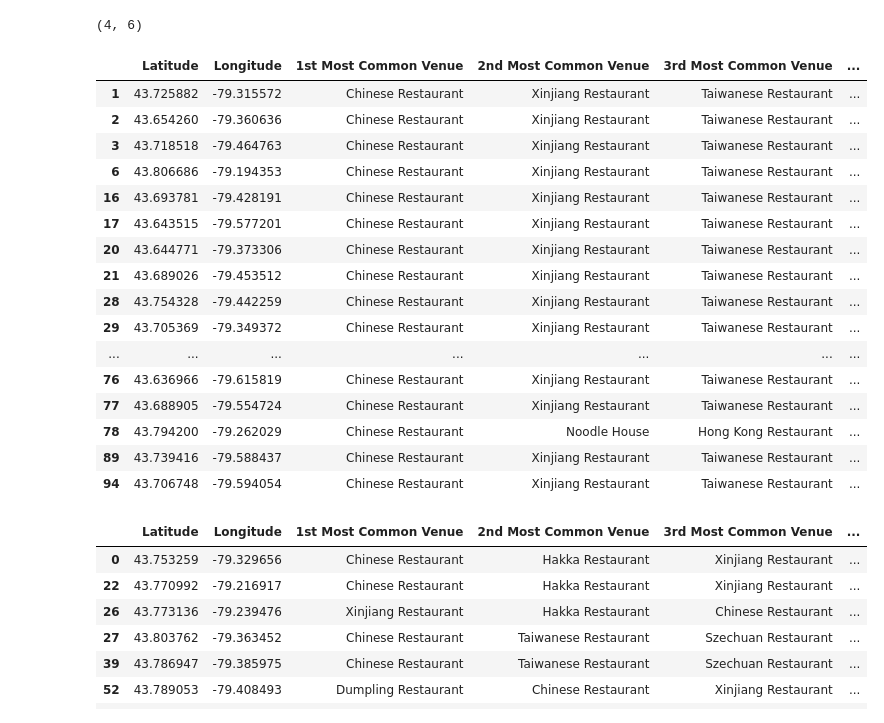
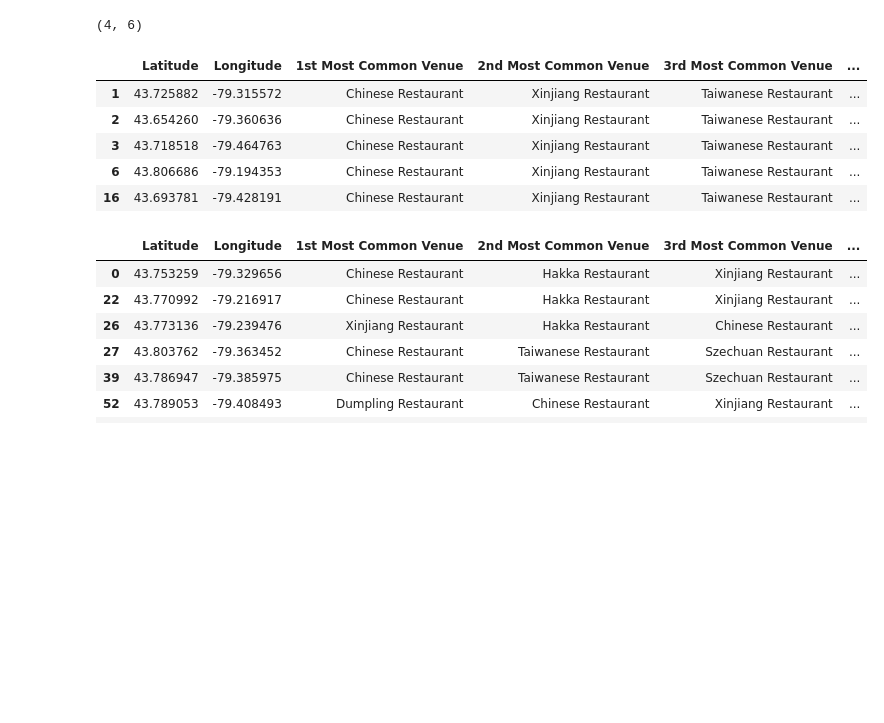
Before and after one commit to huiyi-see/Coursera_Capstone, a Jupyter notebook: Capstone_Project2.ipynb, the cells around one changed output. Cells and saved outputs as stored; diff of their text form; code cells hidden in the pictures; blank space fills up the shorter version.

```diff
--- a/Capstone_Project2.ipynb
+++ b/Capstone_Project2.ipynb
@@ -214,9 +214,9 @@ Folium installed
 # %% [markdown]
 ### Define Foursquare and Credentials
 # %%
-CLIENT_ID = '3T23SQORTJ5GWWYMMWMUZQJLXZVMX3WZEOSXVCLO2CKS213O' # your Foursquare ID
-CLIENT_SECRET = '44OFWBAGAXTB01GUTMZMDOOKFDSVPVE1TNH1QDUIXVMX4JUA' # your Foursquare Secret
-ACCESS_TOKEN = 'U4RIZLIH0241ZI4P00FQZYDBQ3SZPQMWKJY4GU0YTZEJKM4Q' # your FourSquare Access Token
+CLIENT_ID = '****************************' # your Foursquare ID
+CLIENT_SECRET = '********************************' # your Foursquare Secret
+ACCESS_TOKEN = '************************' # your FourSquare Access Token
 VERSION = '20180605'
 url = 'https://api.foursquare.com/v2/venues/search?client_id={}&client_secret={}&v={}&ll={},{}&radius={}&limit={}'.format(CLIENT_ID, CLIENT_SECRET, VERSION, latitude, longitude, radius, LIMIT)
 
@@ -698,25 +704,14 @@ to_clus5.shape
 (4, 6)
 # %%
 toronto_merged1 = toronto_merged.loc[toronto_merged['Cluster Labels'] == 0, toronto_merged.columns[[2, 3] + list(range(5, toronto_merged.shape[1]))]]
-toronto_merged1
+toronto_merged1.head()
 # %% [output]
 |  | Latitude | Longitude | 1st Most Common Venue | 2nd Most Common Venue | 3rd Most Common Venue | ... |
 | 1 | 43.725882 | -79.315572 | Chinese Restaurant | Xinjiang Restaurant | Taiwanese Restaurant | ... |
 | 2 | 43.654260 | -79.360636 | Chinese Restaurant | Xinjiang Restaurant | Taiwanese Restaurant | ... |
 | 3 | 43.718518 | -79.464763 | Chinese Restaurant | Xinjiang Restaurant | Taiwanese Restaurant | ... |
 | 6 | 43.806686 | -79.194353 | Chinese Restaurant | Xinjiang Restaurant | Taiwanese Restaurant | ... |
 | 16 | 43.693781 | -79.428191 | Chinese Restaurant | Xinjiang Restaurant | Taiwanese Restaurant | ... |
-| 17 | 43.643515 | -79.577201 | Chinese Restaurant | Xinjiang Restaurant | Taiwanese Restaurant | ... |
-| 20 | 43.644771 | -79.373306 | Chinese Restaurant | Xinjiang Restaurant | Taiwanese Restaurant | ... |
-| 21 | 43.689026 | -79.453512 | Chinese Restaurant | Xinjiang Restaurant | Taiwanese Restaurant | ... |
-| 28 | 43.754328 | -79.442259 | Chinese Restaurant | Xinjiang Restaurant | Taiwanese Restaurant | ... |
-| 29 | 43.705369 | -79.349372 | Chinese Restaurant | Xinjiang Restaurant | Taiwanese Restaurant | ... |
-| ... | ... | ... | ... | ... | ... | ... |
-| 76 | 43.636966 | -79.615819 | Chinese Restaurant | Xinjiang Restaurant | Taiwanese Restaurant | ... |
-| 77 | 43.688905 | -79.554724 | Chinese Restaurant | Xinjiang Restaurant | Taiwanese Restaurant | ... |
-| 78 | 43.794200 | -79.262029 | Chinese Restaurant | Noodle House | Hong Kong Restaurant | ... |
-| 89 | 43.739416 | -79.588437 | Chinese Restaurant | Xinjiang Restaurant | Taiwanese Restaurant | ... |
-| 94 | 43.706748 | -79.594054 | Chinese Restaurant | Xinjiang Restaurant | Taiwanese Restaurant | ... |
 # %%
 toronto_merged2 =toronto_merged.loc[toronto_merged['Cluster Labels'] == 1, toronto_merged.columns[[2,3] + list(range(5, toronto_merged.shape[1]))]]
 toronto_merged2
```
Also changed, not shown: parts of 5 cells of this notebook, 1 other file.
